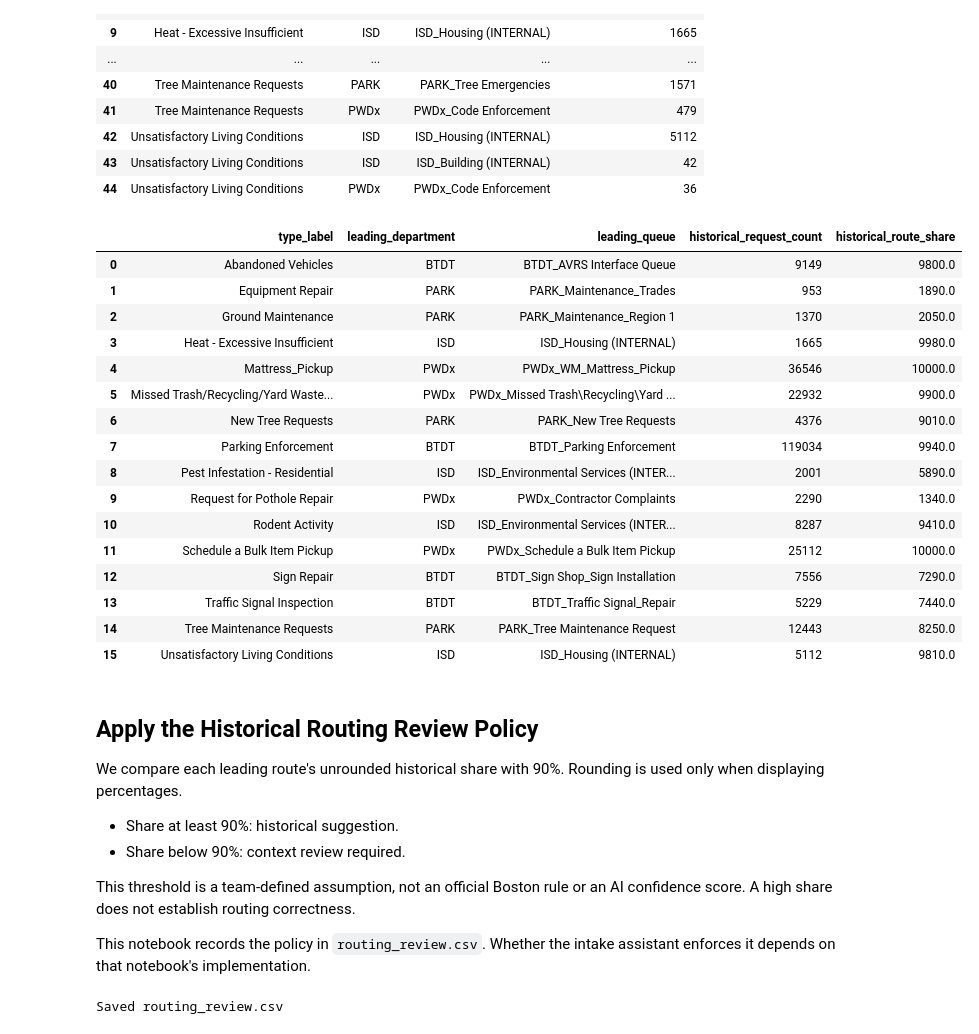
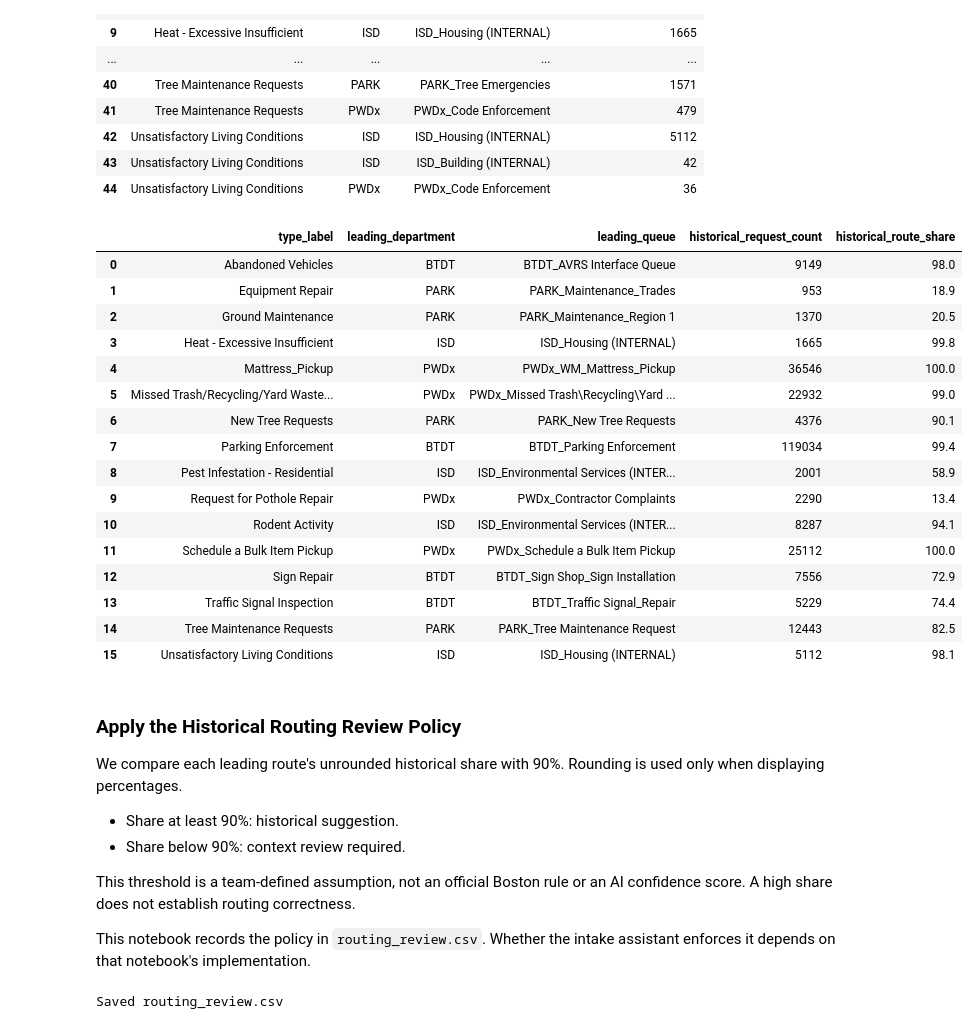
Before and after one commit to nithyaak7/boston311-crew-planner, a Jupyter notebook: notebooks/05_integrated_notebook.ipynb, the cells around one changed output. Drawn from its saved outputs; the diff is of its cells as text; code cells hidden in the pictures.

```diff
--- a/notebooks/05_integrated_notebook.ipynb
+++ b/notebooks/05_integrated_notebook.ipynb
@@ -70,4 +55,6 @@ Configured model: gpt-4.1-mini
 # %%
+from dotenv import load_dotenv
+
 # Locate the repository from either its root or notebooks folder.
 # Enter the absolute repository path if automatic discovery fails.
 PROJECT_ROOT_OVERRIDE = ""
@@ -75,7 +62,7 @@ PROJECT_ROOT_OVERRIDE = ""
 if PROJECT_ROOT_OVERRIDE:
     PROJECT_ROOT = Path(PROJECT_ROOT_OVERRIDE).expanduser().resolve()
 else:
-    current = Path.cwd()
+    current = Path.cwd().resolve()
     PROJECT_ROOT = next(
             (p for p in [current, *current.parents]
              if (p / "data" / "raw").is_dir()),
@@ -91,6 +78,24 @@ print("Project folder:", PROJECT_ROOT)
 print("\nCSV files:")
 for path in sorted(RAW_DIR.glob("*.csv")):
     print(path.name)
+PROCESSED_DIR = PROJECT_ROOT / "data" / "processed"
+OUTPUT_DIR = PROJECT_ROOT / "outputs"
+
+# Existing environment variables take precedence over .env values.
+load_dotenv(PROJECT_ROOT / ".env", override=False)
+if not os.environ.get("OPENAI_API_KEY", "").strip():
+    raise ValueError("Set OPENAI_API_KEY in the repository-root .env.")
+
+MODEL_NAME = os.environ.get("OPENAI_MODEL", "").strip().removeprefix("openai:")
+if not MODEL_NAME:
+    raise ValueError("Set OPENAI_MODEL in the repository-root .env for Parts 2 and 3.")
+
+client = OpenAI(
+    default_headers={"Accept-Encoding": "identity"},
+    timeout=60,
+    max_retries=2,
+)
+print("Planning model:", MODEL_NAME)
 # %% [output]
 Project folder: /Users/nithyaa/Documents/Hackathon/boston311-crew-planner
 
@@ -100,19 +105,0 @@ lagan_311_open_data_2024_rvsd3.csv
-# %%
-# Enter the absolute repository path if automatic discovery fails.
-PROJECT_ROOT_OVERRIDE = ""
-
-if PROJECT_ROOT_OVERRIDE:
-    PROJECT_ROOT = Path(PROJECT_ROOT_OVERRIDE).expanduser().resolve()
-else:
-    current = Path.cwd().resolve()
-    PROJECT_ROOT = next(
-        (p for p in [current, *current.parents]
-         if (p / "data/processed/monthly_demand.csv").is_file()), None
-    )
-if PROJECT_ROOT is None:
-    raise FileNotFoundError(
-        "Place this notebook inside boston311-crew-planner/notebooks, "
-        "or set PROJECT_ROOT_OVERRIDE to your repository path."
-    )
-PROCESSED_DIR = PROJECT_ROOT / "data/processed"
-OUTPUT_DIR = PROJECT_ROOT / "outputs"
@@ -811,55 +838,51 @@ catalog.to_csv(
 
 # Review the leading route and its share for each type.
 routing_review = (
     catalog.drop_duplicates("type_label")
     [[
         "type_label",
         "department",
         "queue",
         "historical_request_count",
         "historical_route_share",
     ]]
     .rename(columns={
         "department": "leading_department",
         "queue": "leading_queue",
     })
     .copy()
 )
 
-routing_review["historical_route_share"] = (
-    routing_review["historical_route_share"].mul(100).round(1)
-)
-
 # Round percentages only in a display copy.
 # Preserve the original unrounded shares for policy decisions.
 display_review = routing_review.copy()
 
 display_review["historical_route_share"] = (
     display_review["historical_route_share"].mul(100).round(1)
 )
 
 with pd.option_context("display.max_colwidth", None):
     display(display_review.reset_index(drop=True))
 # %% [output]
 |  | type_label | leading_department | leading_queue | historical_request_count | historical_route_share |
-| 0 | Abandoned Vehicles | BTDT | BTDT_AVRS Interface Queue | 9149 | 9800.0 |
-| 1 | Equipment Repair | PARK | PARK_Maintenance_Trades | 953 | 1890.0 |
-| 2 | Ground Maintenance | PARK | PARK_Maintenance_Region 1 | 1370 | 2050.0 |
-| 3 | Heat - Excessive Insufficient | ISD | ISD_Housing (INTERNAL) | 1665 | 9980.0 |
-| 4 | Mattress_Pickup | PWDx | PWDx_WM_Mattress_Pickup | 36546 | 10000.0 |
-| 5 | Missed Trash/Recycling/Yard Waste... | PWDx | PWDx_Missed Trash\Recycling\Yard ... | 22932 | 9900.0 |
-| 6 | New Tree Requests | PARK | PARK_New Tree Requests | 4376 | 9010.0 |
-| 7 | Parking Enforcement | BTDT | BTDT_Parking Enforcement | 119034 | 9940.0 |
-| 8 | Pest Infestation - Residential | ISD | ISD_Environmental Services (INTER... | 2001 | 5890.0 |
-| 9 | Request for Pothole Repair | PWDx | PWDx_Contractor Complaints | 2290 | 1340.0 |
-| 10 | Rodent Activity | ISD | ISD_Environmental Services (INTER... | 8287 | 9410.0 |
-| 11 | Schedule a Bulk Item Pickup | PWDx | PWDx_Schedule a Bulk Item Pickup | 25112 | 10000.0 |
-| 12 | Sign Repair | BTDT | BTDT_Sign Shop_Sign Installation | 7556 | 7290.0 |
-| 13 | Traffic Signal Inspection | BTDT | BTDT_Traffic Signal_Repair | 5229 | 7440.0 |
-| 14 | Tree Maintenance Requests | PARK | PARK_Tree Maintenance Request | 12443 | 8250.0 |
-| 15 | Unsatisfactory Living Conditions | ISD | ISD_Housing (INTERNAL) | 5112 | 9810.0 |
+| 0 | Abandoned Vehicles | BTDT | BTDT_AVRS Interface Queue | 9149 | 98.0 |
+| 1 | Equipment Repair | PARK | PARK_Maintenance_Trades | 953 | 18.9 |
+| 2 | Ground Maintenance | PARK | PARK_Maintenance_Region 1 | 1370 | 20.5 |
+| 3 | Heat - Excessive Insufficient | ISD | ISD_Housing (INTERNAL) | 1665 | 99.8 |
+| 4 | Mattress_Pickup | PWDx | PWDx_WM_Mattress_Pickup | 36546 | 100.0 |
+| 5 | Missed Trash/Recycling/Yard Waste... | PWDx | PWDx_Missed Trash\Recycling\Yard ... | 22932 | 99.0 |
+| 6 | New Tree Requests | PARK | PARK_New Tree Requests | 4376 | 90.1 |
+| 7 | Parking Enforcement | BTDT | BTDT_Parking Enforcement | 119034 | 99.4 |
+| 8 | Pest Infestation - Residential | ISD | ISD_Environmental Services (INTER... | 2001 | 58.9 |
+| 9 | Request for Pothole Repair | PWDx | PWDx_Contractor Complaints | 2290 | 13.4 |
+| 10 | Rodent Activity | ISD | ISD_Environmental Services (INTER... | 8287 | 94.1 |
+| 11 | Schedule a Bulk Item Pickup | PWDx | PWDx_Schedule a Bulk Item Pickup | 25112 | 100.0 |
+| 12 | Sign Repair | BTDT | BTDT_Sign Shop_Sign Installation | 7556 | 72.9 |
+| 13 | Traffic Signal Inspection | BTDT | BTDT_Traffic Signal_Repair | 5229 | 74.4 |
+| 14 | Tree Maintenance Requests | PARK | PARK_Tree Maintenance Request | 12443 | 82.5 |
+| 15 | Unsatisfactory Living Conditions | ISD | ISD_Housing (INTERNAL) | 5112 | 98.1 |
 # %% [markdown]
-## Apply the Historical Routing Review Policy
+### Apply the Historical Routing Review Policy
 
 We compare each leading route's unrounded historical share with 90%.
 Rounding is used only when displaying percentages.
```
Also changed, not shown: parts of 107 cells of this notebook, 7 other files.
